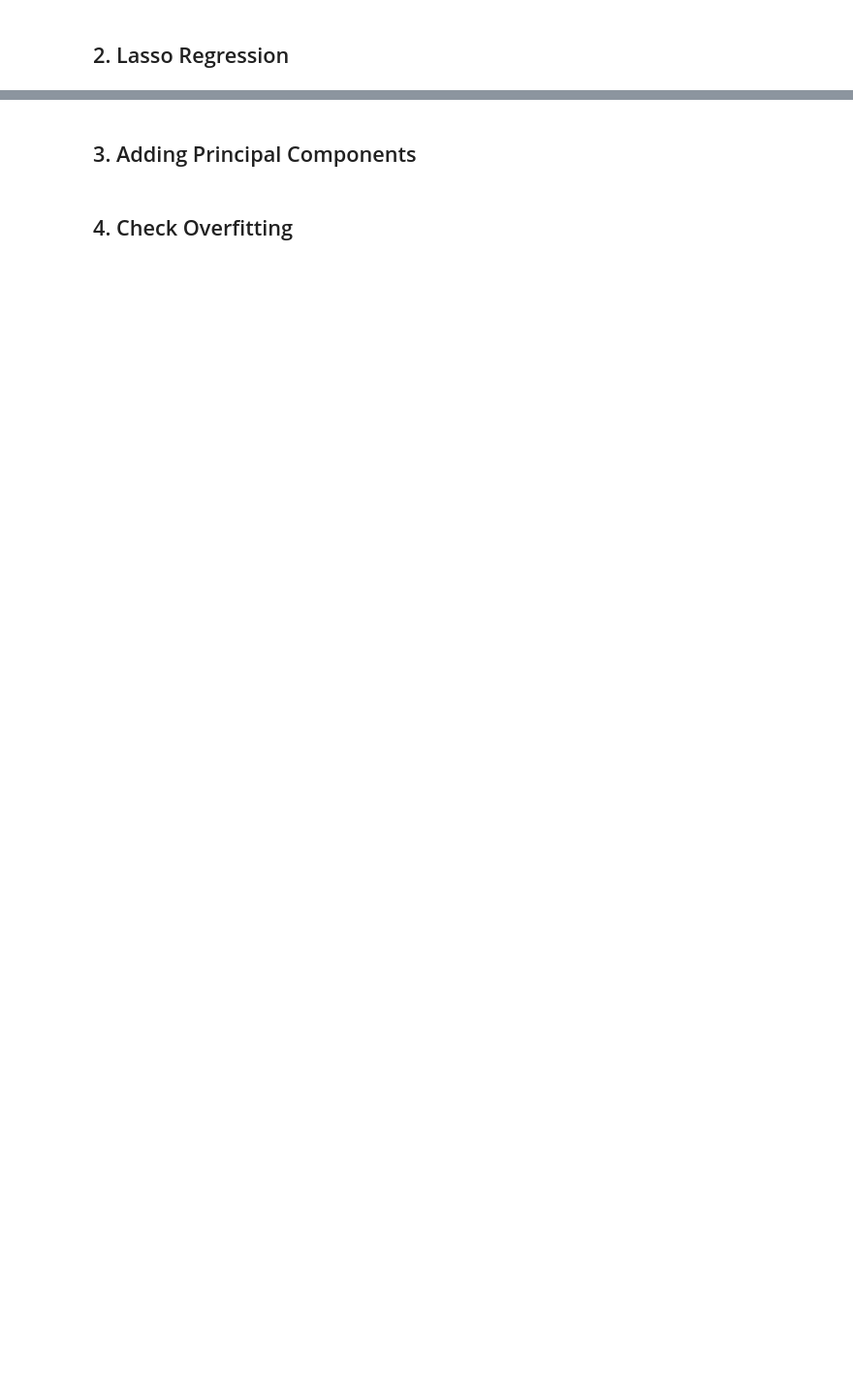
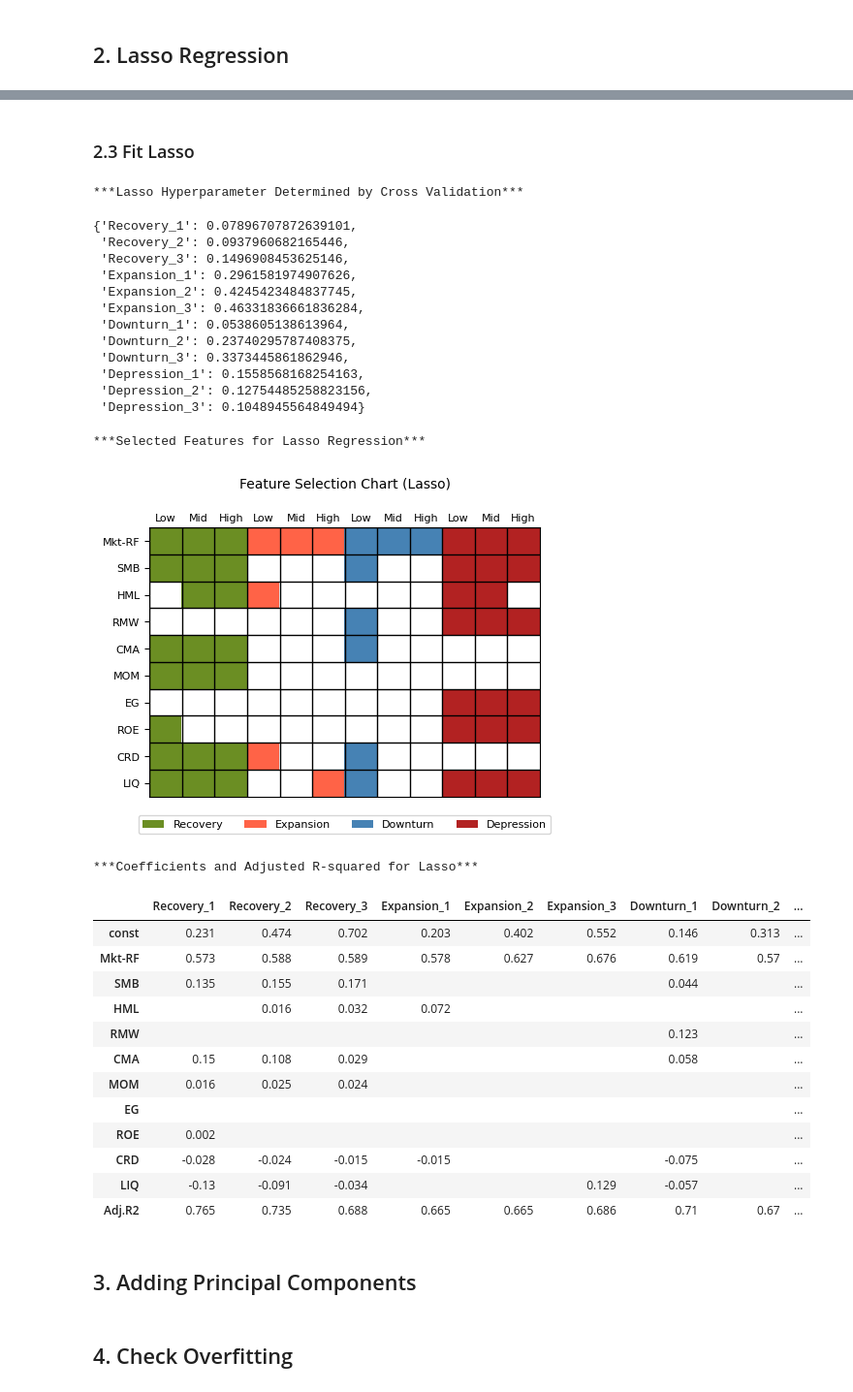
Before and after one commit to patrickwjwang/equity-cycle, a Jupyter notebook: notebooks/test_feature_selection.ipynb, the cells around one changed output, grey strips where cells are left out. Shown at 97% size. Drawn from its saved outputs; the diff is of its cells as text; code cells hidden in the pictures; blank space fills up the shorter version.

Commit message:
add lasso cv

```diff
--- a/notebooks/test_feature_selection.ipynb
+++ b/notebooks/test_feature_selection.ipynb
@@ -335,3 +546,55 @@ display(best_coef)
+# %% [markdown]
+### 2.3 Fit Lasso
+# %%
+# Calculate best hyperparameters using cross validation
+best_alphas = create_lasso_alphas(df)
+print(f"\n***Lasso Hyperparameter Determined by Cross Validation***\n")
+display(best_alphas)
+
+# Fit lasso
+row_order = ['const', 'Mkt-RF', 'SMB', 'HML', 'RMW', 'CMA', 'MOM', 'EG', 'ROE', 'CRD', 'LIQ']
+lasso_df, lasso_dict = fit_lasso(df, best_alphas, row_order)
+
+# Plot the selected features using lasso
+title = 'Feature Selection Chart (Lasso)'
+save_path = 'lasso_chart.png'
+feature_names = ['Mkt-RF', 'SMB', 'HML', 'RMW', 'CMA', 'MOM', 'EG', 'ROE', 'CRD', 'LIQ']
+print(f"\n***Selected Features for Lasso Regression***\n")
+plot_feature_selection(lasso_dict, title, feature_names)
+
+# Show Lasso coefficients
+print(f"\n***Coefficients and Adjusted R-squared for Lasso***\n")
+display(lasso_df)
+# %% [output]
+***Lasso Hyperparameter Determined by Cross Validation***
+{'Recovery_1': 0.07896707872639101,
+ 'Recovery_2': 0.0937960682165446,
+ 'Recovery_3': 0.1496908453625146,
+ 'Expansion_1': 0.2961581974907626,
+ 'Expansion_2': 0.4245423484837745,
+ 'Expansion_3': 0.46331836661836284,
+ 'Downturn_1': 0.0538605138613964,
+ 'Downturn_2': 0.23740295787408375,
+ 'Downturn_3': 0.3373445861862946,
+ 'Depression_1': 0.1558568168254163,
+ 'Depression_2': 0.12754485258823156,
+ 'Depression_3': 0.1048945564849494}
+***Selected Features for Lasso Regression***
+[figure, added]
+***Coefficients and Adjusted R-squared for Lasso***
+|  | Recovery_1 | Recovery_2 | Recovery_3 | Expansion_1 | Expansion_2 | Expansion_3 | Downturn_1 | Downturn_2 | ... |
+| const | 0.231 | 0.474 | 0.702 | 0.203 | 0.402 | 0.552 | 0.146 | 0.313 | ... |
+| Mkt-RF | 0.573 | 0.588 | 0.589 | 0.578 | 0.627 | 0.676 | 0.619 | 0.57 | ... |
+| SMB | 0.135 | 0.155 | 0.171 |  |  |  | 0.044 |  | ... |
+| HML |  | 0.016 | 0.032 | 0.072 |  |  |  |  | ... |
+| RMW |  |  |  |  |  |  | 0.123 |  | ... |
+| CMA | 0.15 | 0.108 | 0.029 |  |  |  | 0.058 |  | ... |
+| MOM | 0.016 | 0.025 | 0.024 |  |  |  |  |  | ... |
+| EG |  |  |  |  |  |  |  |  | ... |
+| ROE | 0.002 |  |  |  |  |  |  |  | ... |
+| CRD | -0.028 | -0.024 | -0.015 | -0.015 |  |  | -0.075 |  | ... |
+| LIQ | -0.13 | -0.091 | -0.034 |  |  | 0.129 | -0.057 |  | ... |
+| Adj.R2 | 0.765 | 0.735 | 0.688 | 0.665 | 0.665 | 0.686 | 0.71 | 0.67 | ... |
 # %% [markdown]
 ## 3. Adding Principal Components
 # %% [markdown]
```
Also changed, not shown: parts of 16 cells of this notebook, 1 other file.
